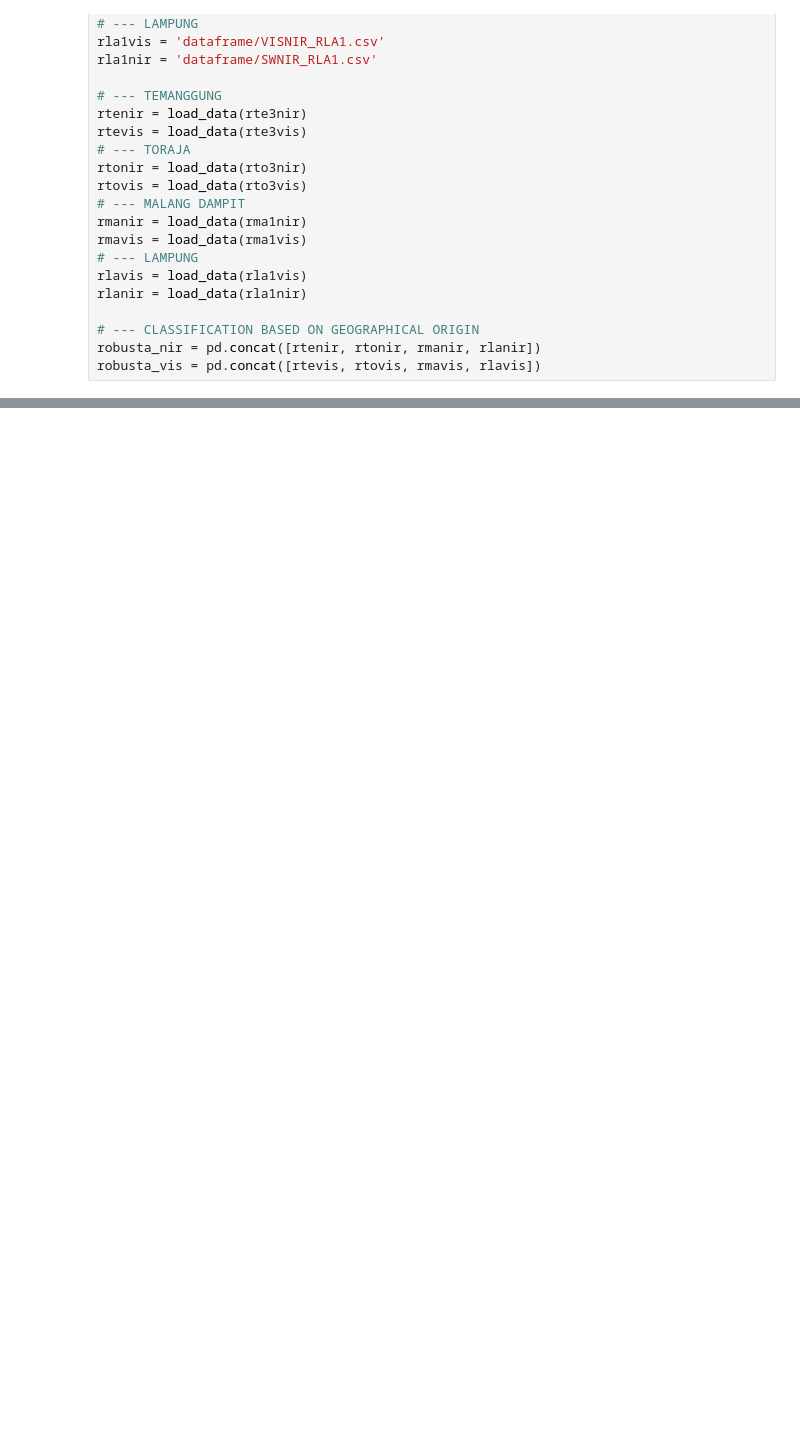
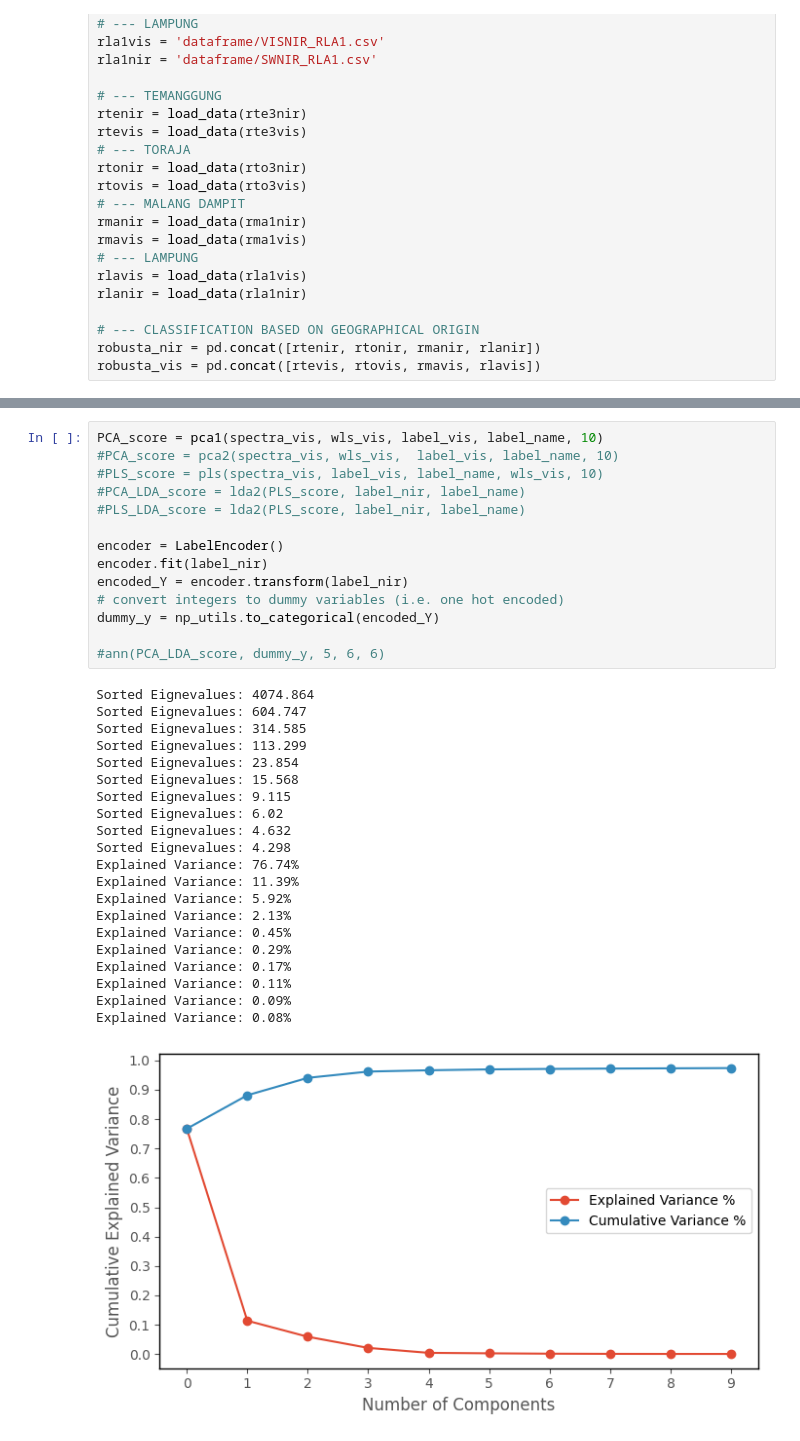
Before and after one commit to agdhr/ML_NIRS, a Jupyter notebook: project4.ipynb, the cells around one changed output, grey strips where cells are left out. Drawn from its saved outputs; the diff is of its cells as text; blank space fills up the shorter version.

```diff
--- a/project4.ipynb
+++ b/project4.ipynb
@@ -739,0 +927,36 @@ nir_sma, nir_sgs, nir_msc, nir_snv, nir_sgd1, nir_sgd2 = preprocessing(spectra_n
+# %%
+PCA_score = pca1(spectra_vis, wls_vis, label_vis, label_name, 10)
+#PCA_score = pca2(spectra_vis, wls_vis,  label_vis, label_name, 10)
+#PLS_score = pls(spectra_vis, label_vis, label_name, wls_vis, 10)
+#PCA_LDA_score = lda2(PLS_score, label_nir, label_name)
+#PLS_LDA_score = lda2(PLS_score, label_nir, label_name)
+
+encoder = LabelEncoder()
+encoder.fit(label_nir)
+encoded_Y = encoder.transform(label_nir)
+# convert integers to dummy variables (i.e. one hot encoded)
+dummy_y = np_utils.to_categorical(encoded_Y)
+
+#ann(PCA_LDA_score, dummy_y, 5, 6, 6)
+# %% [output]
+Sorted Eignevalues: 4074.864
+Sorted Eignevalues: 604.747
+Sorted Eignevalues: 314.585
+Sorted Eignevalues: 113.299
+Sorted Eignevalues: 23.854
+Sorted Eignevalues: 15.568
+Sorted Eignevalues: 9.115
+Sorted Eignevalues: 6.02
+Sorted Eignevalues: 4.632
+Sorted Eignevalues: 4.298
+Explained Variance: 76.74%
+Explained Variance: 11.39%
+Explained Variance: 5.92%
+Explained Variance: 2.13%
+Explained Variance: 0.45%
+Explained Variance: 0.29%
+Explained Variance: 0.17%
+Explained Variance: 0.11%
+Explained Variance: 0.09%
+Explained Variance: 0.08%
+[figure, added]
```
Also changed, not shown: parts of 10 cells of this notebook.
